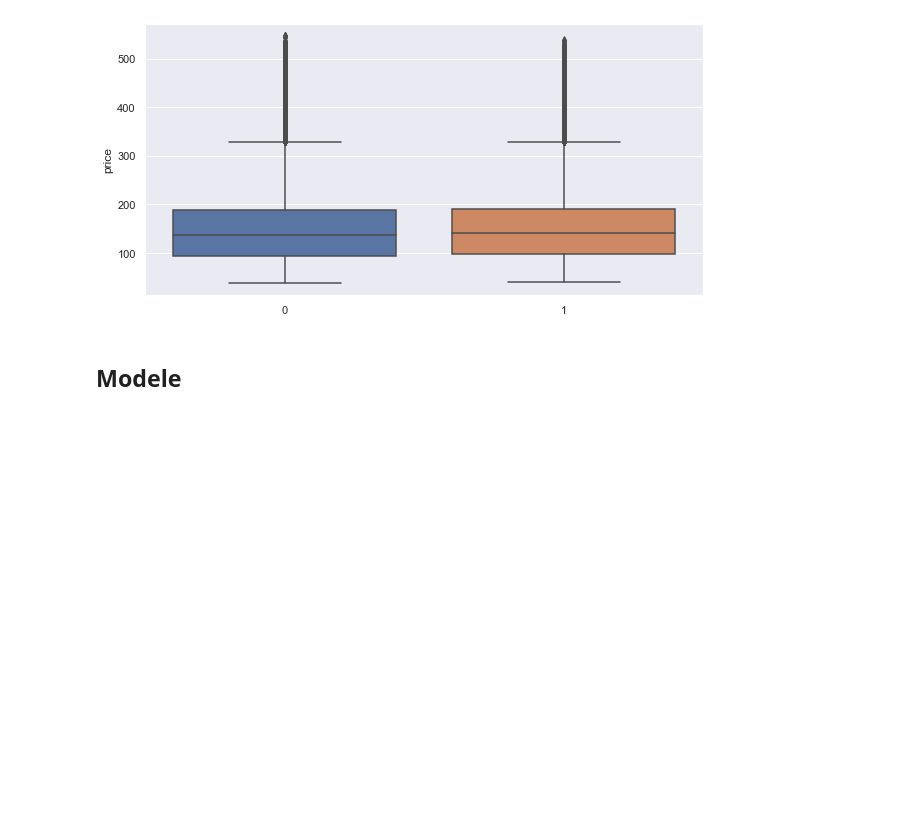
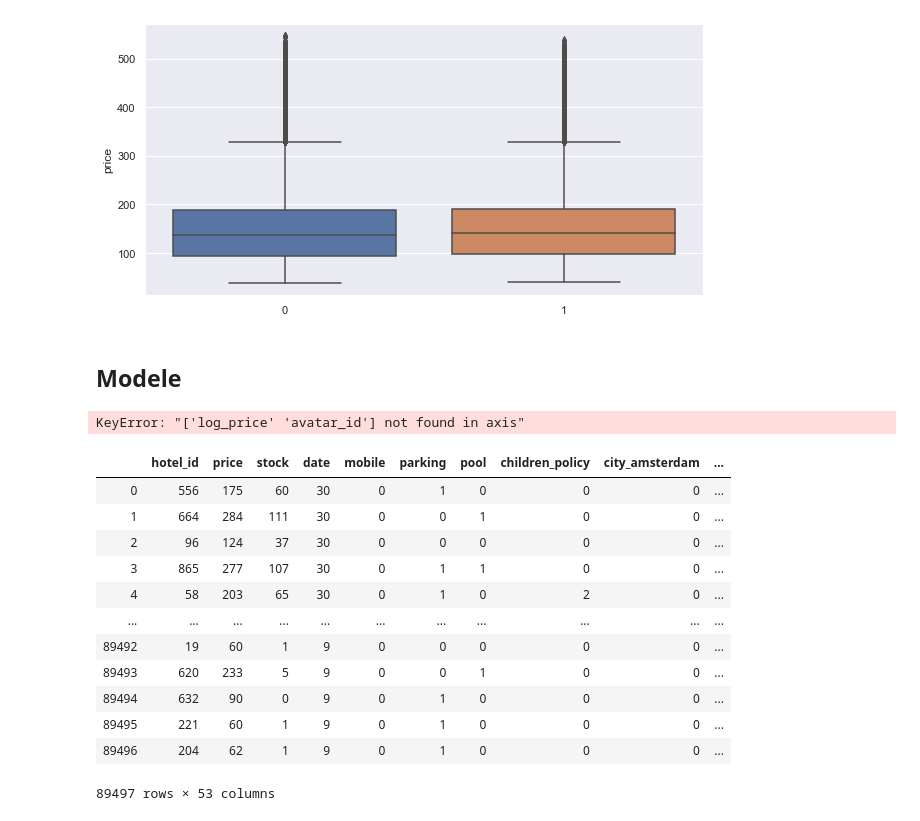
Before and after one commit to elisaduz/Defi-IA-2023, a Jupyter notebook: Defi-IA-modele.ipynb, the cells around one changed output. Saved outputs shown, nothing was run; the diff lists cells and outputs as text; code cells hidden in the pictures; blank space fills up the shorter version.

```diff
--- a/Defi-IA-modele.ipynb
+++ b/Defi-IA-modele.ipynb
@@ -155,0 +178,26 @@ X_test=pd.read_csv('test_set.csv')
+# %%
+data=data.drop(['log_price','avatar_id'],axis=1)
+# %% [output]
+KeyError: "['log_price' 'avatar_id'] not found in axis"
+# %%
+## equivalent méthode OneHotEncoding, a potentiellement modifier
+## pour ne pas avoir de string
+
+
+data=pd.get_dummies(data, columns=['city', 'language', 'group', 'brand'])
+# %%
+data
+# %% [output]
+|  | hotel_id | price | stock | date | mobile | parking | pool | children_policy | city_amsterdam | ... |
+| 0 | 556 | 175 | 60 | 30 | 0 | 1 | 0 | 0 | 0 | ... |
+| 1 | 664 | 284 | 111 | 30 | 0 | 0 | 1 | 0 | 0 | ... |
+| 2 | 96 | 124 | 37 | 30 | 0 | 0 | 0 | 0 | 0 | ... |
+| 3 | 865 | 277 | 107 | 30 | 0 | 1 | 1 | 0 | 0 | ... |
+| 4 | 58 | 203 | 65 | 30 | 0 | 1 | 0 | 2 | 0 | ... |
+| ... | ... | ... | ... | ... | ... | ... | ... | ... | ... | ... |
+| 89492 | 19 | 60 | 1 | 9 | 0 | 0 | 0 | 0 | 0 | ... |
+| 89493 | 620 | 233 | 5 | 9 | 0 | 0 | 1 | 0 | 0 | ... |
+| 89494 | 632 | 90 | 0 | 9 | 0 | 1 | 0 | 0 | 0 | ... |
+| 89495 | 221 | 60 | 1 | 9 | 0 | 1 | 0 | 0 | 0 | ... |
+| 89496 | 204 | 62 | 1 | 9 | 0 | 1 | 0 | 0 | 0 | ... |
+89497 rows × 53 columns
```
Also changed, not shown: parts of 6 cells of this notebook.
